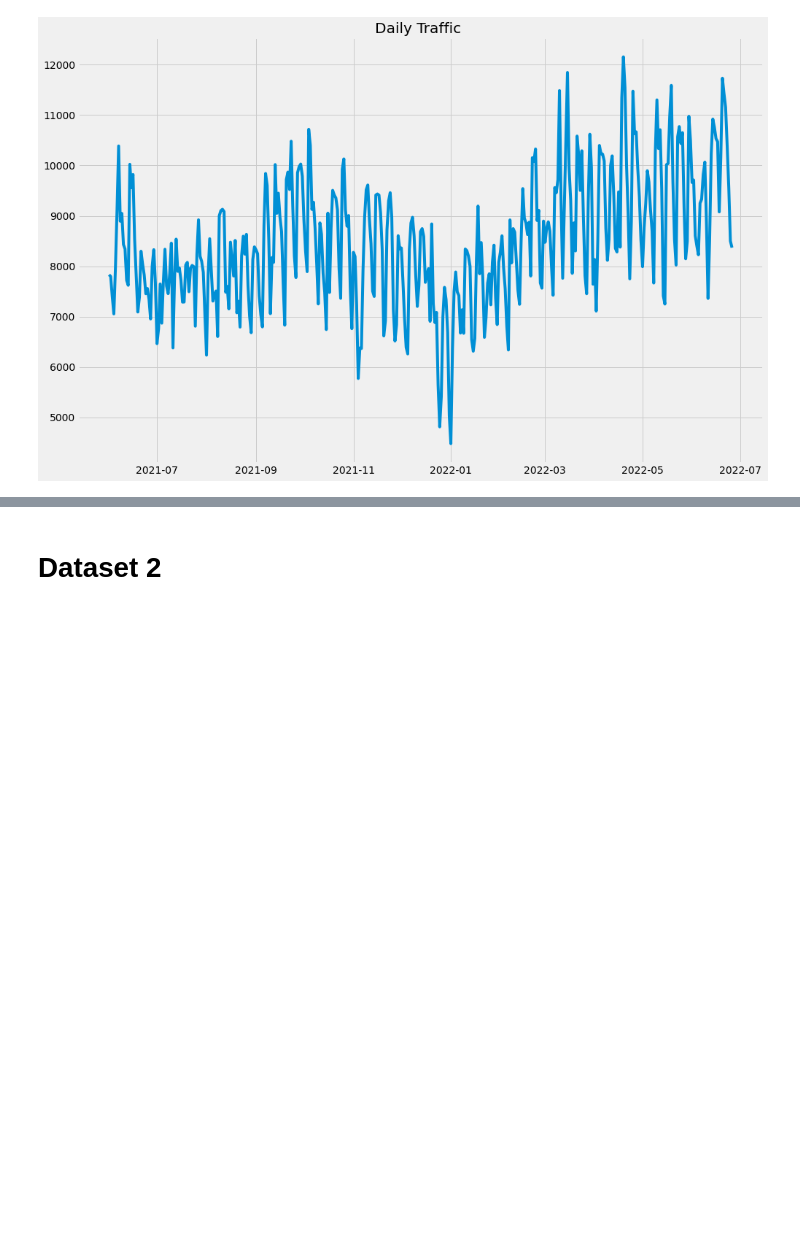
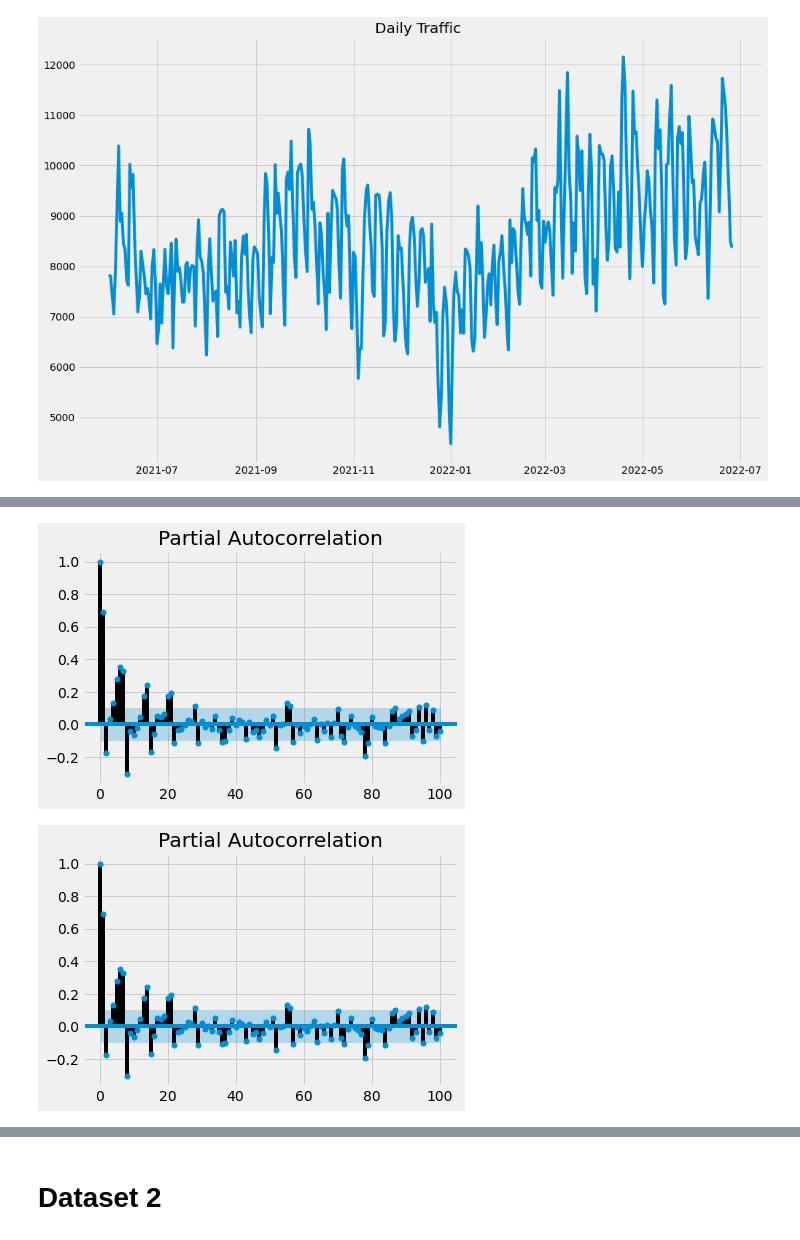
Before and after one commit to prathyuma-08/Website-Traffic-Forecasting, a Jupyter notebook: Website_traffic_forecasting.ipynb, the cells around one changed output, grey strips where cells are left out. Drawn from its saved outputs; the diff is of its cells as text; code cells hidden in the pictures; blank space fills up the shorter version.

```diff
--- a/Website_traffic_forecasting.ipynb
+++ b/Website_traffic_forecasting.ipynb
@@ -62,0 +86,5 @@ plt.show()
+# %%
+plot_pacf(df['Views'],lags=100)
+# %% [output]
+[figure, added]
+[figure, added]
```
Also changed, not shown: parts of 6 cells of this notebook.
